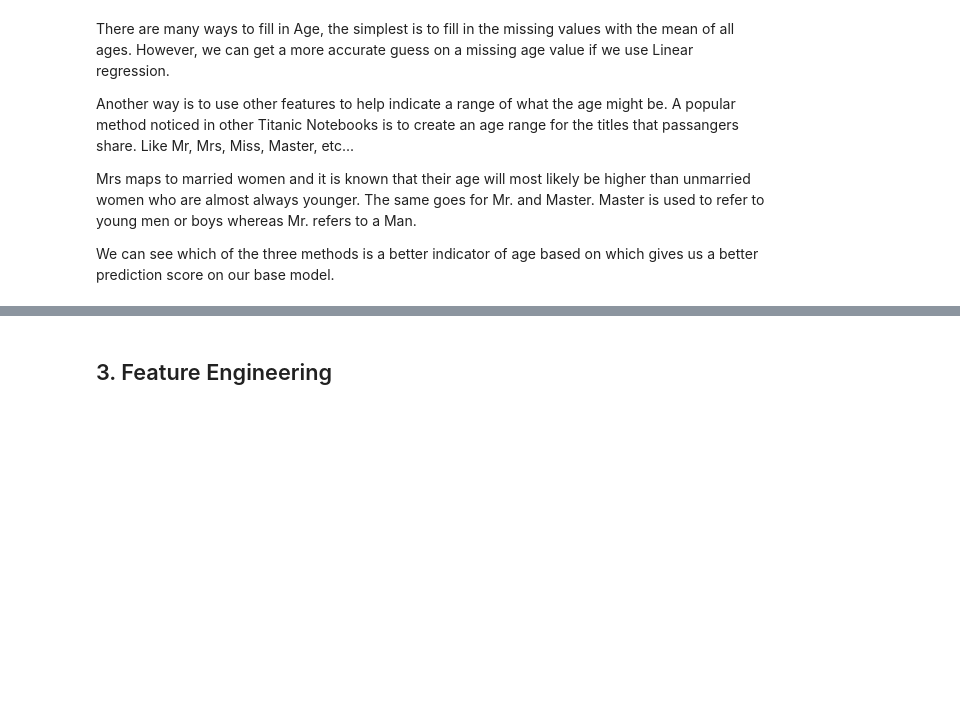
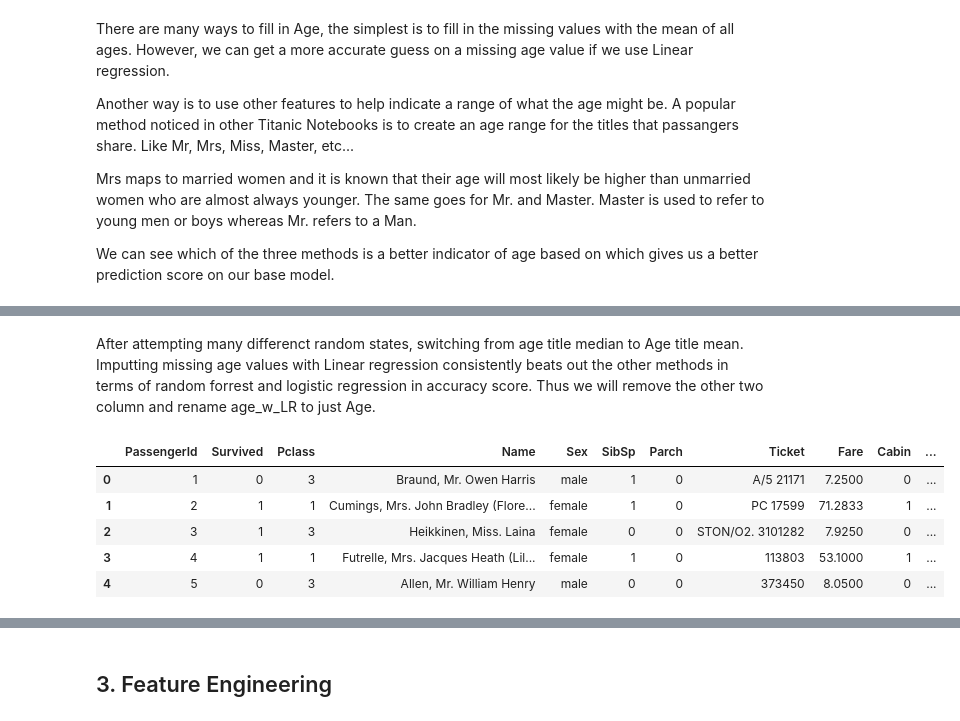
Before and after one commit to MaxymWojnowskyj/Titanic-ML-Comp, a Jupyter notebook: Titanic_NoteBook.ipynb, the cells around one changed output, grey strips where cells are left out. Saved outputs shown, nothing was run; the diff lists cells and outputs as text; code cells hidden in the pictures; blank space fills up the shorter version.

```diff
--- a/Titanic_NoteBook.ipynb
+++ b/Titanic_NoteBook.ipynb
@@ -591,0 +665,14 @@ train[train['Age'].isna()]
+# %% [markdown]
+After attempting many differenct random states, switching from age title median to Age title mean. Imputting missing age values with Linear regression consistently beats out the other methods in terms of random forrest and logistic regression in accuracy score. Thus we will remove the other two column and rename age_w_LR to just Age.
+# %%
+train = train.drop(['Age', 'Age_w_Means', 'Age_w_TitleMed'], axis=1)
+train.rename(columns = {'Age_w_LR':'Age'}, inplace = True)
+# %%
+train.head()
+# %% [output]
+|  | PassengerId | Survived | Pclass | Name | Sex | SibSp | Parch | Ticket | Fare | Cabin | ... |
+| 0 | 1 | 0 | 3 | Braund, Mr. Owen Harris | male | 1 | 0 | A/5 21171 | 7.2500 | 0 | ... |
+| 1 | 2 | 1 | 1 | Cumings, Mrs. John Bradley (Flore... | female | 1 | 0 | PC 17599 | 71.2833 | 1 | ... |
+| 2 | 3 | 1 | 3 | Heikkinen, Miss. Laina | female | 0 | 0 | STON/O2. 3101282 | 7.9250 | 0 | ... |
+| 3 | 4 | 1 | 1 | Futrelle, Mrs. Jacques Heath (Lil... | female | 1 | 0 | 113803 | 53.1000 | 1 | ... |
+| 4 | 5 | 0 | 3 | Allen, Mr. William Henry | male | 0 | 0 | 373450 | 8.0500 | 0 | ... |
```
Also changed, not shown: parts of 21 cells of this notebook.
